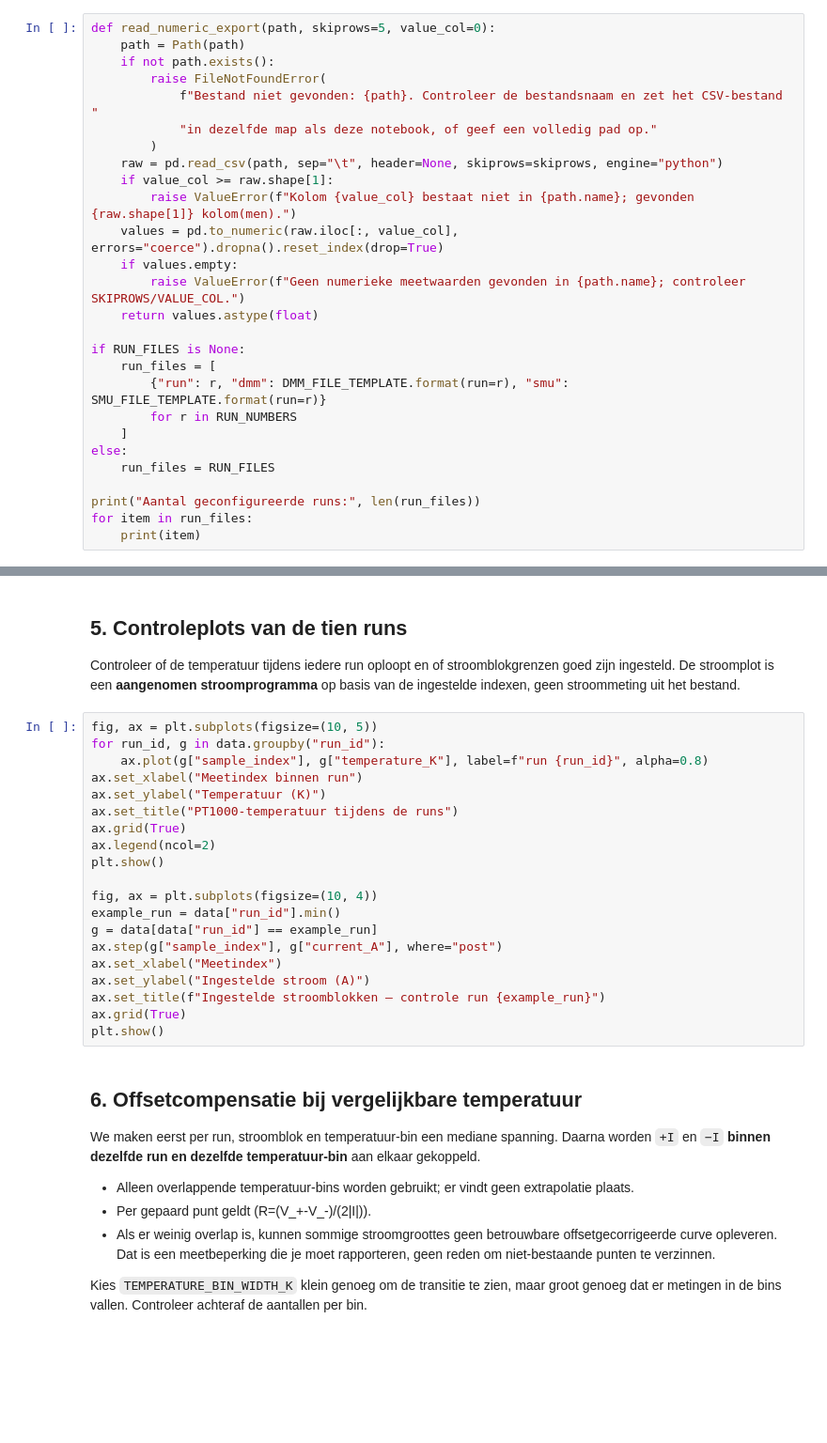
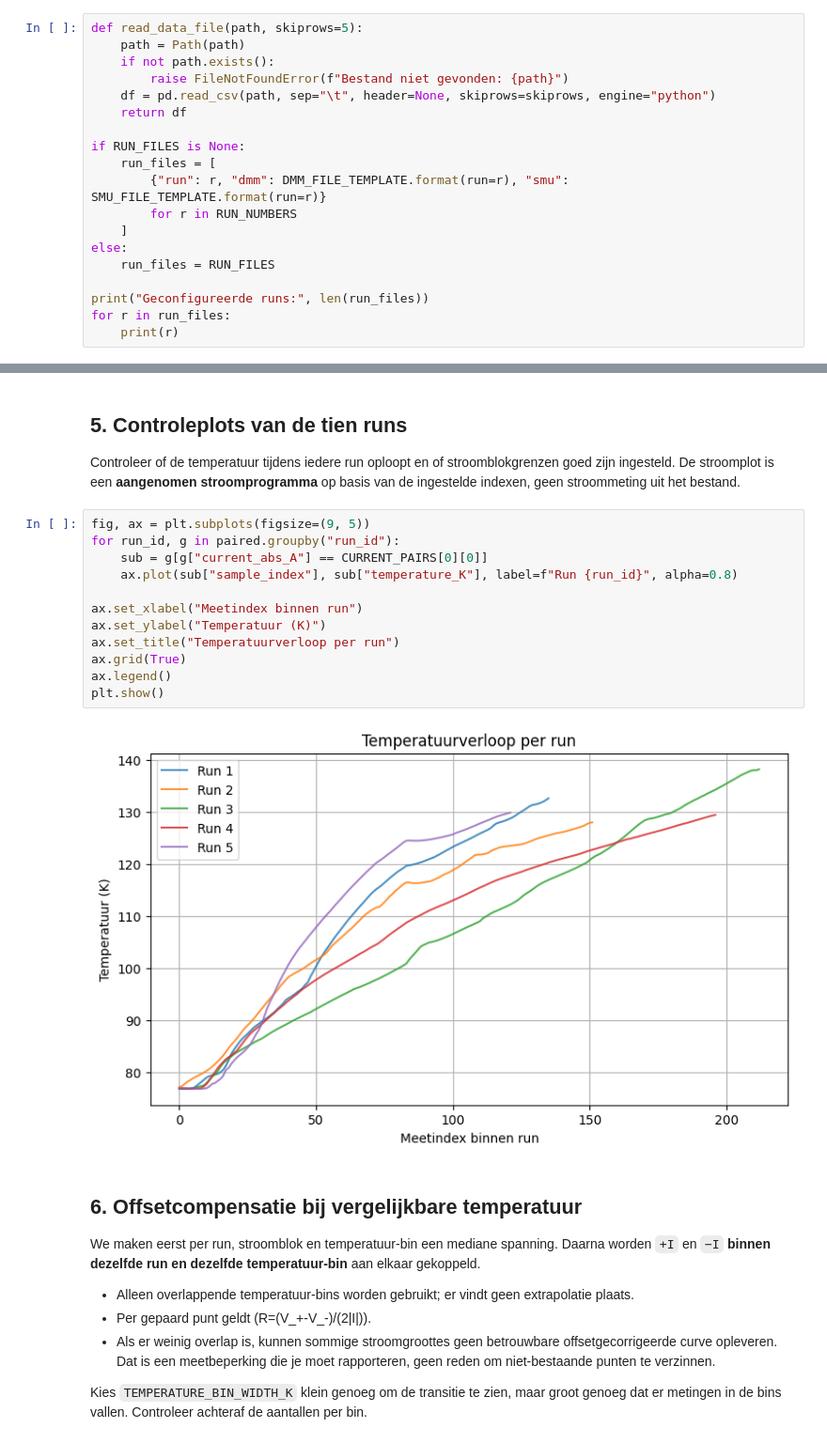
Before and after one commit to ebepolman-bit/RP3, a Jupyter notebook: supergeleider_offset_BT_template_v4_10_runs.ipynb, the cells around one changed output, grey strips where cells are left out. Shown at 94% size. Saved outputs shown, nothing was run; the diff lists cells and outputs as text; blank space fills up the shorter version.

```diff
--- a/supergeleider_offset_BT_template_v4_10_runs.ipynb
+++ b/supergeleider_offset_BT_template_v4_10_runs.ipynb
@@ -90,20 +71,12 @@ MU0 = 4 * np.pi * 1e-7
 
 De inleesfunctie gebruikt tab als scheidingsteken, slaat de vijf metadataregels over en leest de numerieke kolom. Controleer de gevonden bestandsnamen en meetpunt-aantallen.
 # %%
-def read_numeric_export(path, skiprows=5, value_col=0):
+def read_data_file(path, skiprows=5):
     path = Path(path)
     if not path.exists():
-        raise FileNotFoundError(
-            f"Bestand niet gevonden: {path}. Controleer de bestandsnaam en zet het CSV-bestand "
-            "in dezelfde map als deze notebook, of geef een volledig pad op."
-        )
-    raw = pd.read_csv(path, sep="\t", header=None, skiprows=skiprows, engine="python")
-    if value_col >= raw.shape[1]:
-        raise ValueError(f"Kolom {value_col} bestaat niet in {path.name}; gevonden {raw.shape[1]} kolom(men).")
-    values = pd.to_numeric(raw.iloc[:, value_col], errors="coerce").dropna().reset_index(drop=True)
-    if values.empty:
-        raise ValueError(f"Geen numerieke meetwaarden gevonden in {path.name}; controleer SKIPROWS/VALUE_COL.")
-    return values.astype(float)
+        raise FileNotFoundError(f"Bestand niet gevonden: {path}")
+    df = pd.read_csv(path, sep="\t", header=None, skiprows=skiprows, engine="python")
+    return df
 
 if RUN_FILES is None:
     run_files = [
@@ -113,6 +86,6 @@ if RUN_FILES is None:
 else:
     run_files = RUN_FILES
 
-print("Aantal geconfigureerde runs:", len(run_files))
-for item in run_files:
-    print(item)
+print("Geconfigureerde runs:", len(run_files))
+for r in run_files:
+    print(r)
@@ -201,25 +193,19 @@ display(block_summary[["run_id", "step_id", "current_A", "first_index", "last_in
 
 Controleer of de temperatuur tijdens iedere run oploopt en of stroomblokgrenzen goed zijn ingesteld. De stroomplot is een **aangenomen stroomprogramma** op basis van de ingestelde indexen, geen stroommeting uit het bestand.
 # %%
-fig, ax = plt.subplots(figsize=(10, 5))
-for run_id, g in data.groupby("run_id"):
-    ax.plot(g["sample_index"], g["temperature_K"], label=f"run {run_id}", alpha=0.8)
+fig, ax = plt.subplots(figsize=(9, 5))
+for run_id, g in paired.groupby("run_id"):
+    sub = g[g["current_abs_A"] == CURRENT_PAIRS[0][0]]
+    ax.plot(sub["sample_index"], sub["temperature_K"], label=f"Run {run_id}", alpha=0.8)
+
 ax.set_xlabel("Meetindex binnen run")
 ax.set_ylabel("Temperatuur (K)")
-ax.set_title("PT1000-temperatuur tijdens de runs")
+ax.set_title("Temperatuurverloop per run")
 ax.grid(True)
-ax.legend(ncol=2)
+ax.legend()
 plt.show()
-
-fig, ax = plt.subplots(figsize=(10, 4))
-example_run = data["run_id"].min()
-g = data[data["run_id"] == example_run]
-ax.step(g["sample_index"], g["current_A"], where="post")
-ax.set_xlabel("Meetindex")
-ax.set_ylabel("Ingestelde stroom (A)")
-ax.set_title(f"Ingestelde stroomblokken — controle run {example_run}")
-ax.grid(True)
-plt.show()
+# %% [output]
+[figure, added]
 # %% [markdown]
 ## 6. Offsetcompensatie bij vergelijkbare temperatuur
 
```
Also changed, not shown: parts of 9 cells of this notebook, 7 other files.
